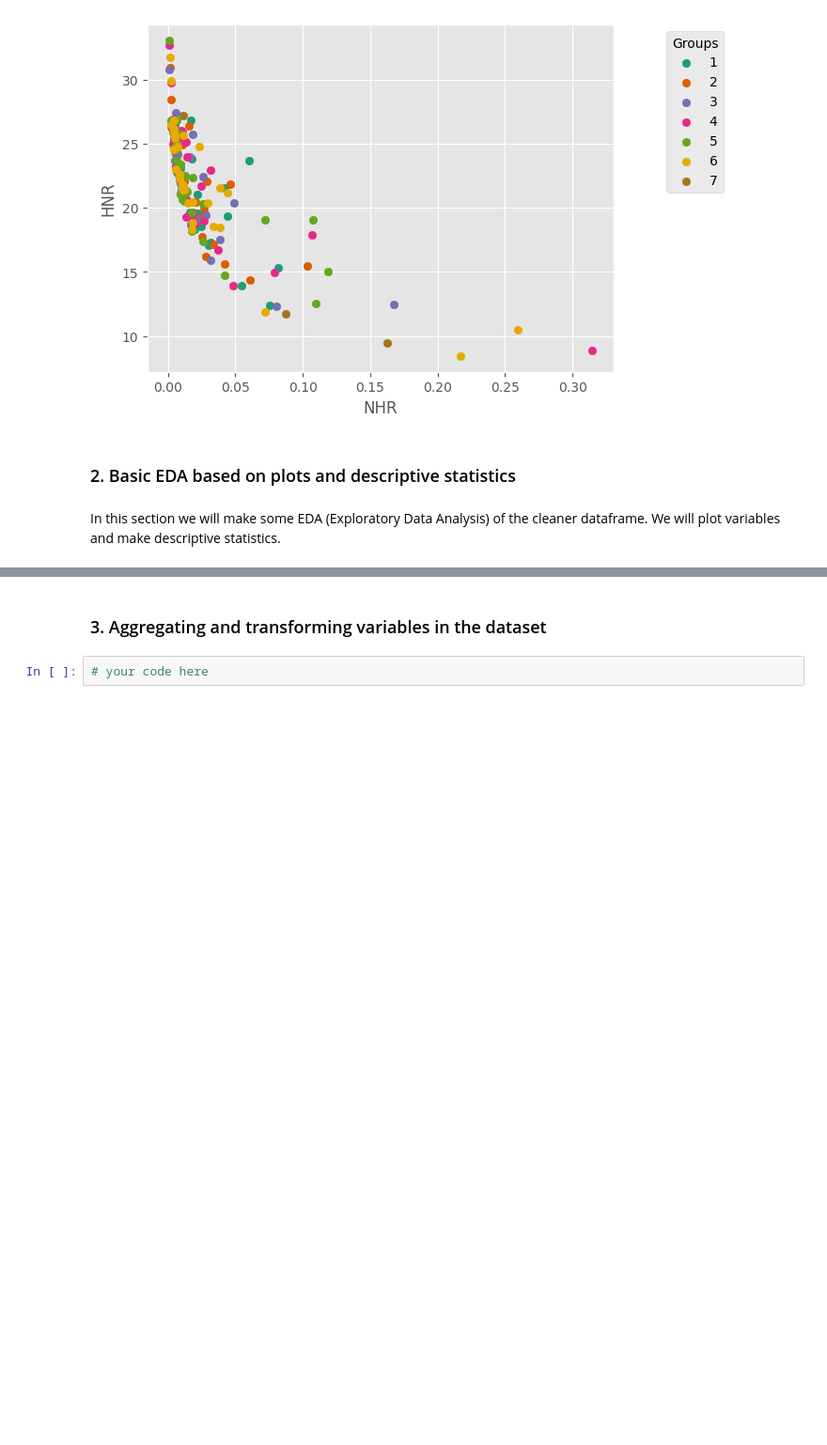
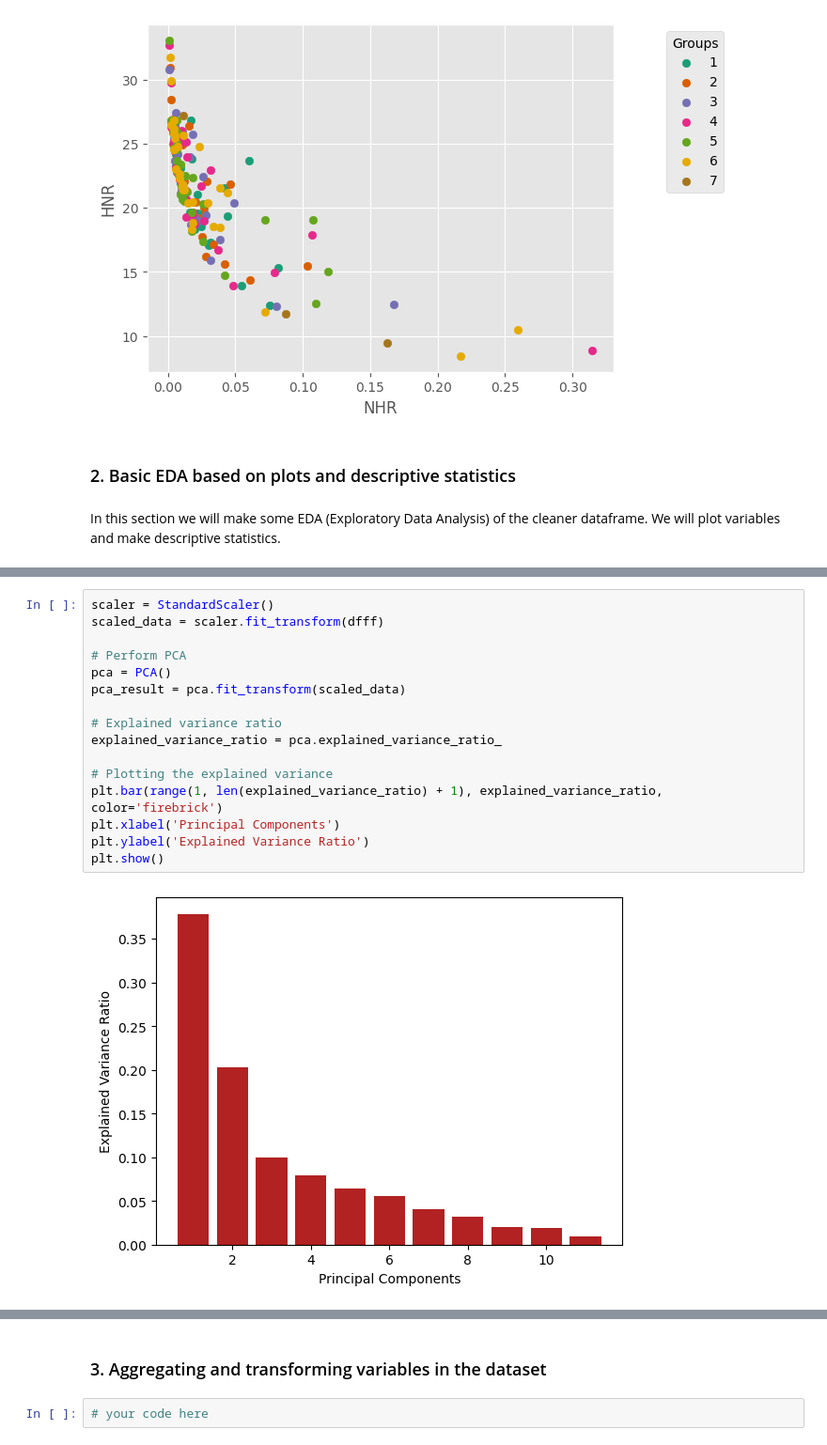
Before and after one commit to dparedga/SP_LAB, a Jupyter notebook: Collaborative_coding.ipynb, the cells around one changed output, grey strips where cells are left out. Shown at 94% size. Cells and saved outputs as stored; diff of their text form; blank space fills up the shorter version.

```diff
--- a/Collaborative_coding.ipynb
+++ b/Collaborative_coding.ipynb
@@ -193,0 +244,18 @@ In this section we will make some EDA (Exploratory Data Analysis) of the cleaner
+# %%
+scaler = StandardScaler()
+scaled_data = scaler.fit_transform(dfff)
+
+# Perform PCA
+pca = PCA()
+pca_result = pca.fit_transform(scaled_data)
+
+# Explained variance ratio
+explained_variance_ratio = pca.explained_variance_ratio_
+
+# Plotting the explained variance
+plt.bar(range(1, len(explained_variance_ratio) + 1), explained_variance_ratio, color='firebrick')
+plt.xlabel('Principal Components')
+plt.ylabel('Explained Variance Ratio')
+plt.show()
+# %% [output]
+[figure, added]
```
Also changed, not shown: parts of 15 cells of this notebook.
